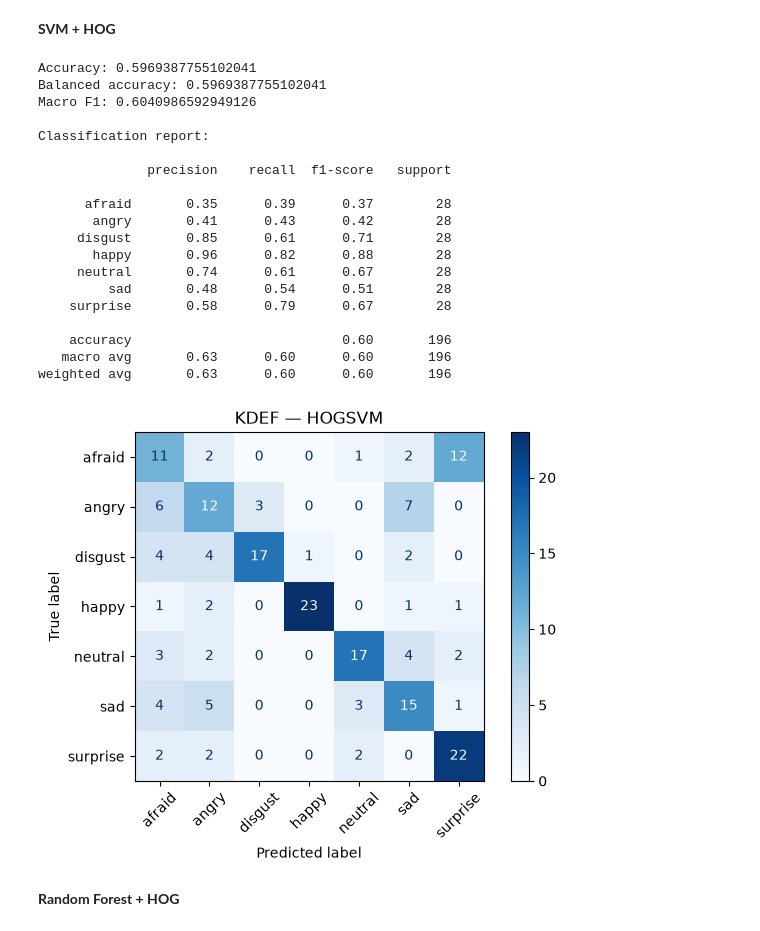
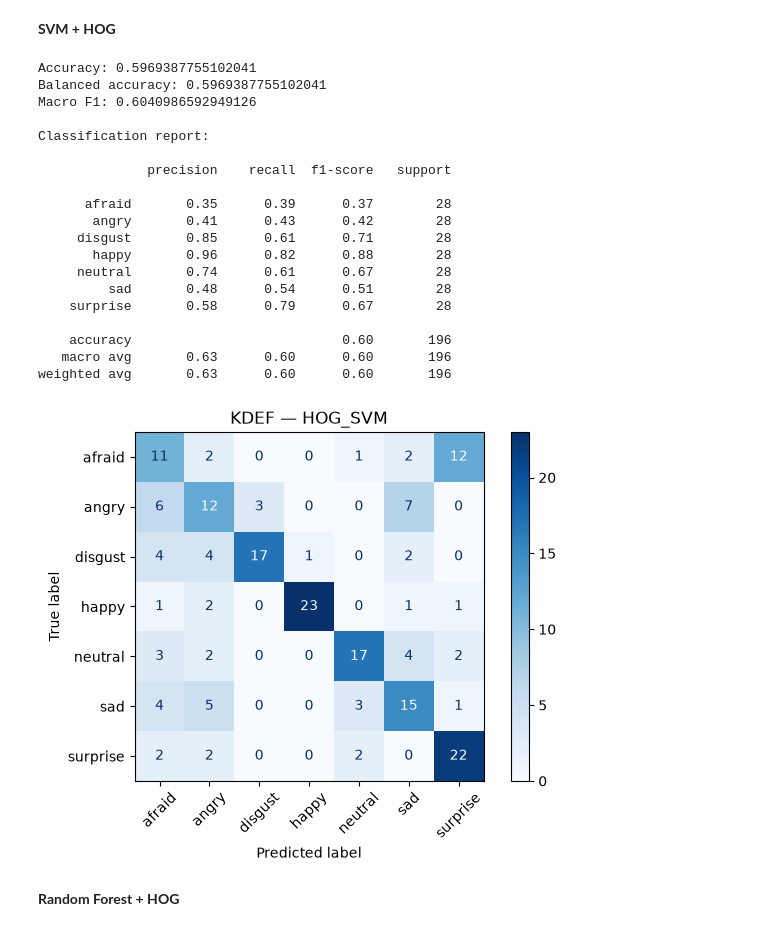
Before and after one commit to HeKaY-boy/Emotion-Detection, a Jupyter notebook: z_load_kdef_student.ipynb, the cells around one changed output. Saved outputs shown, nothing was run; the diff lists cells and outputs as text; code cells hidden in the pictures.

```diff
--- a/z_load_kdef_student.ipynb
+++ b/z_load_kdef_student.ipynb
@@ -407,35 +407,35 @@ labels = [
 cm = confusion_matrix(y_test_kdef, y_pred_svm_hog, labels=labels)
 
 ConfusionMatrixDisplay(
     confusion_matrix=cm,
     display_labels=labels
 ).plot(cmap="Blues", values_format="d")
 
 plt.xticks(rotation=45)
-plt.title("KDEF — HOGSVM")
+plt.title("KDEF — HOG_SVM")
 plt.tight_layout()
 plt.show()
 # %% [output]
 Accuracy: 0.5969387755102041
 Balanced accuracy: 0.5969387755102041
 Macro F1: 0.6040986592949126
 
 Classification report:
 
               precision    recall  f1-score   support
 
       afraid       0.35      0.39      0.37        28
        angry       0.41      0.43      0.42        28
      disgust       0.85      0.61      0.71        28
        happy       0.96      0.82      0.88        28
      neutral       0.74      0.61      0.67        28
          sad       0.48      0.54      0.51        28
     surprise       0.58      0.79      0.67        28
 
     accuracy                           0.60       196
    macro avg       0.63      0.60      0.60       196
 weighted avg       0.63      0.60      0.60       196
-[figure, old version]
+[figure, new version]
 # %% [markdown]
 **Random Forest + HOG**
 # %%
```
Also changed, not shown: parts of 4 cells of this notebook.
